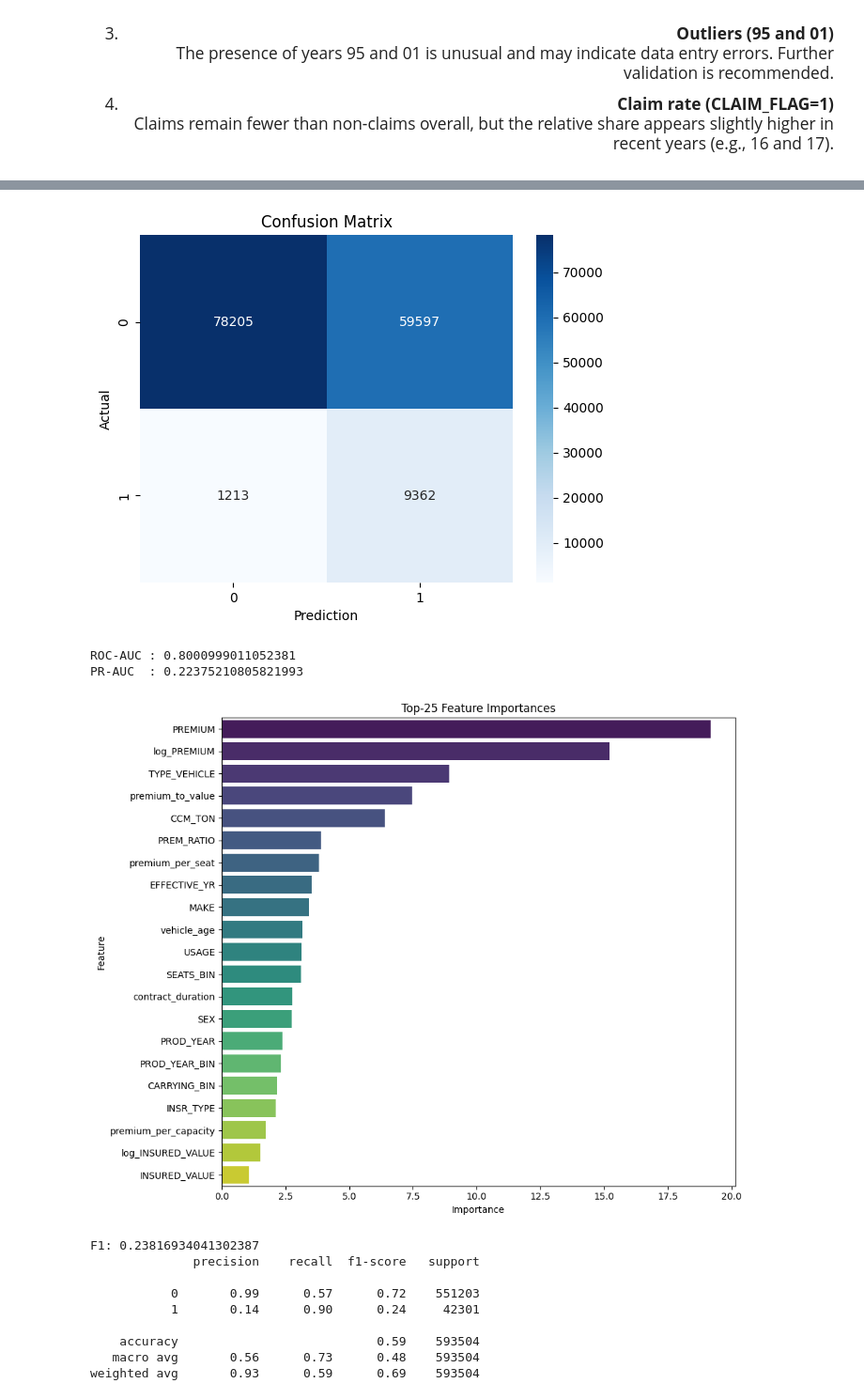
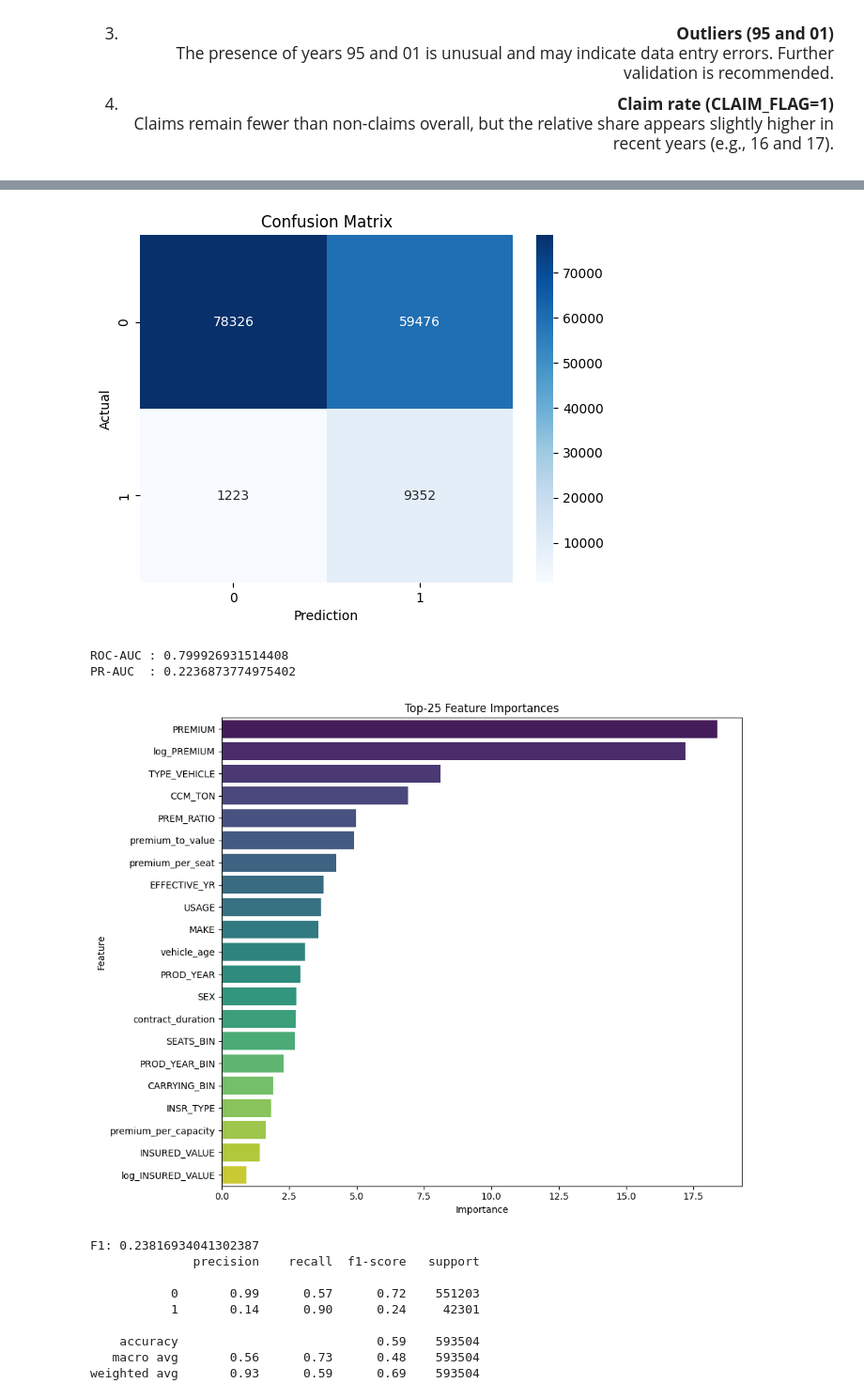
Before and after one commit to mehdighelich1379/insurAI, a Jupyter notebook: notebook/Vehicle_Insurance.ipynb, the cells around one changed output, grey strips where cells are left out. Shown at 94% size. Saved outputs shown, nothing was run; the diff lists cells and outputs as text; code cells hidden in the pictures.

```diff
--- a/notebook/Vehicle_Insurance.ipynb
+++ b/notebook/Vehicle_Insurance.ipynb
@@ -2963,7 +2963,8 @@ clf = CatBoostClassifier(
     iterations=350,
     learning_rate=0.07,
     depth=8,
-    l2_leaf_reg=3,
+    loss_function= 'Logloss' ,
+    l2_leaf_reg=2,
     random_seed=42,
     eval_metric='AUC',
     verbose=50
@@ -3022,11 +3023,11 @@ bestTest = 0.8000999011
 
     accuracy                           0.59    148377
    macro avg       0.56      0.73      0.48    148377
 weighted avg       0.92      0.59      0.69    148377
 [figure]
-ROC-AUC : 0.8000999011052381
-PR-AUC  : 0.22375210805821993
+ROC-AUC : 0.799926931514408
+PR-AUC  : 0.2236873774975402
-[figure, old version]
+[figure, new version]
 # %%
 # Train
 proba = clf.predict_proba(X_train)[:, 1]
```
Also changed, not shown: parts of 1 cell of this notebook.
